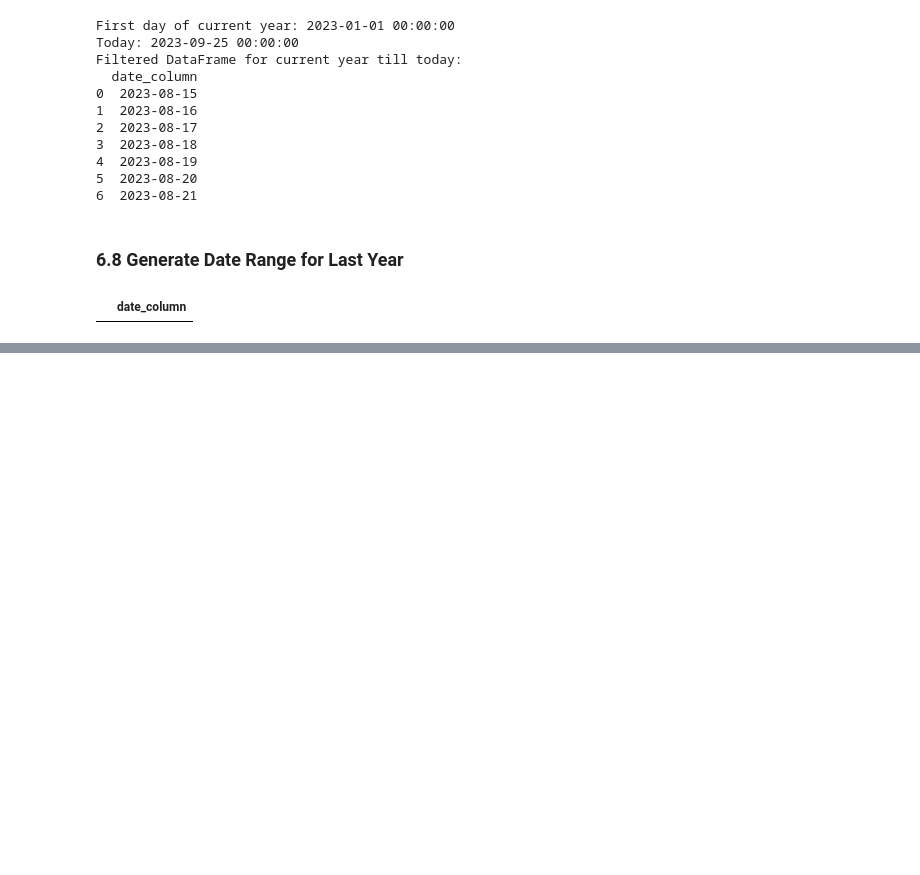
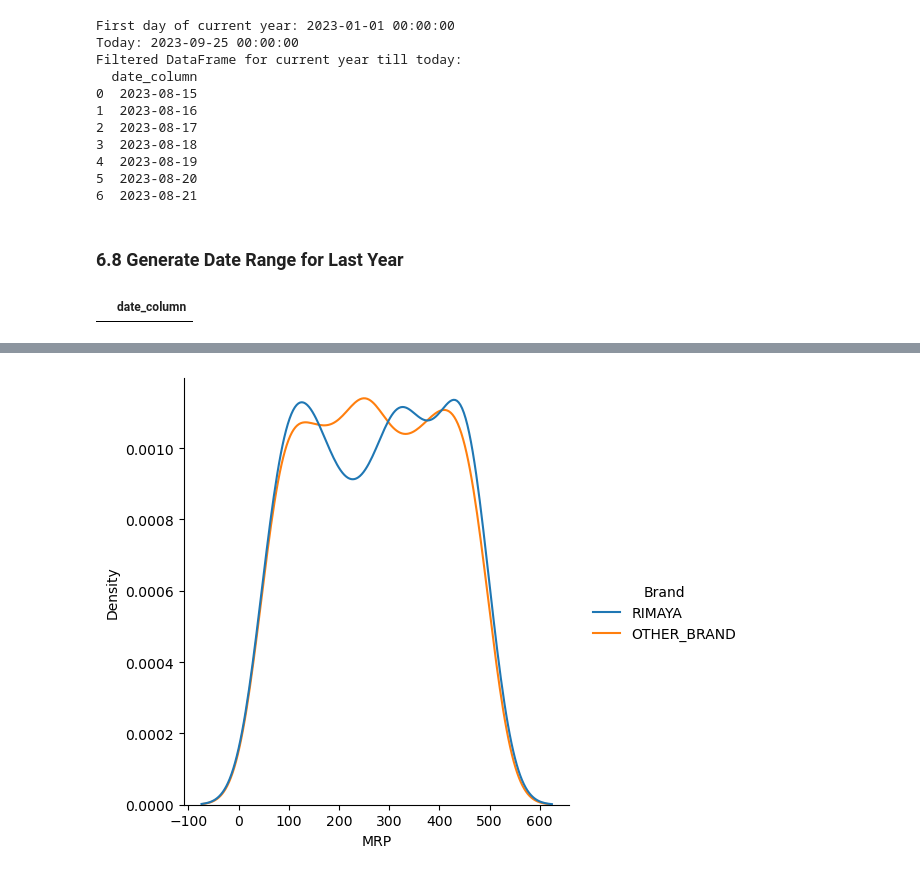
Before and after one commit to priyankconnect/MyProjects, a Jupyter notebook: Pandas_Cookbook/Pandas Cookbook.ipynb, the cells around one changed output, grey strips where cells are left out. Cells and saved outputs as stored; diff of their text form; code cells hidden in the pictures; blank space fills up the shorter version.

```diff
--- a/Pandas_Cookbook/Pandas Cookbook.ipynb
+++ b/Pandas_Cookbook/Pandas Cookbook.ipynb
@@ -608,0 +678,28 @@ filtered_df_last_year
+# %%
+import numpy as np
+import pandas as pd
+import seaborn as sns
+
+# Generate random MRP data
+mrp_data = np.random.uniform(50, 500, size=(365,2))
+
+# Create a dataframe for two brands
+df_rimaya_mrp = pd.DataFrame({
+    'MRP': mrp_data[:, 0],
+    'Brand': 'RIMAYA'
+})
+
+df_other_brand_mrp = pd.DataFrame({
+    'MRP': mrp_data[:, 1],
+    'Brand': 'OTHER_BRAND'
+})
+
+# Concatenate both dataframes
+df = pd.concat([df_rimaya_mrp, df_other_brand_mrp], ignore_index=True)
+#=========================================================================
+import matplotlib.pyplot as plt
+A = 'MRP'
+g = sns.displot(data=df,x=A,kind='kde',hue='Brand')
+plt.show()
+# %% [output]
+[figure, added]
```
Also changed, not shown: parts of 5 cells of this notebook.
